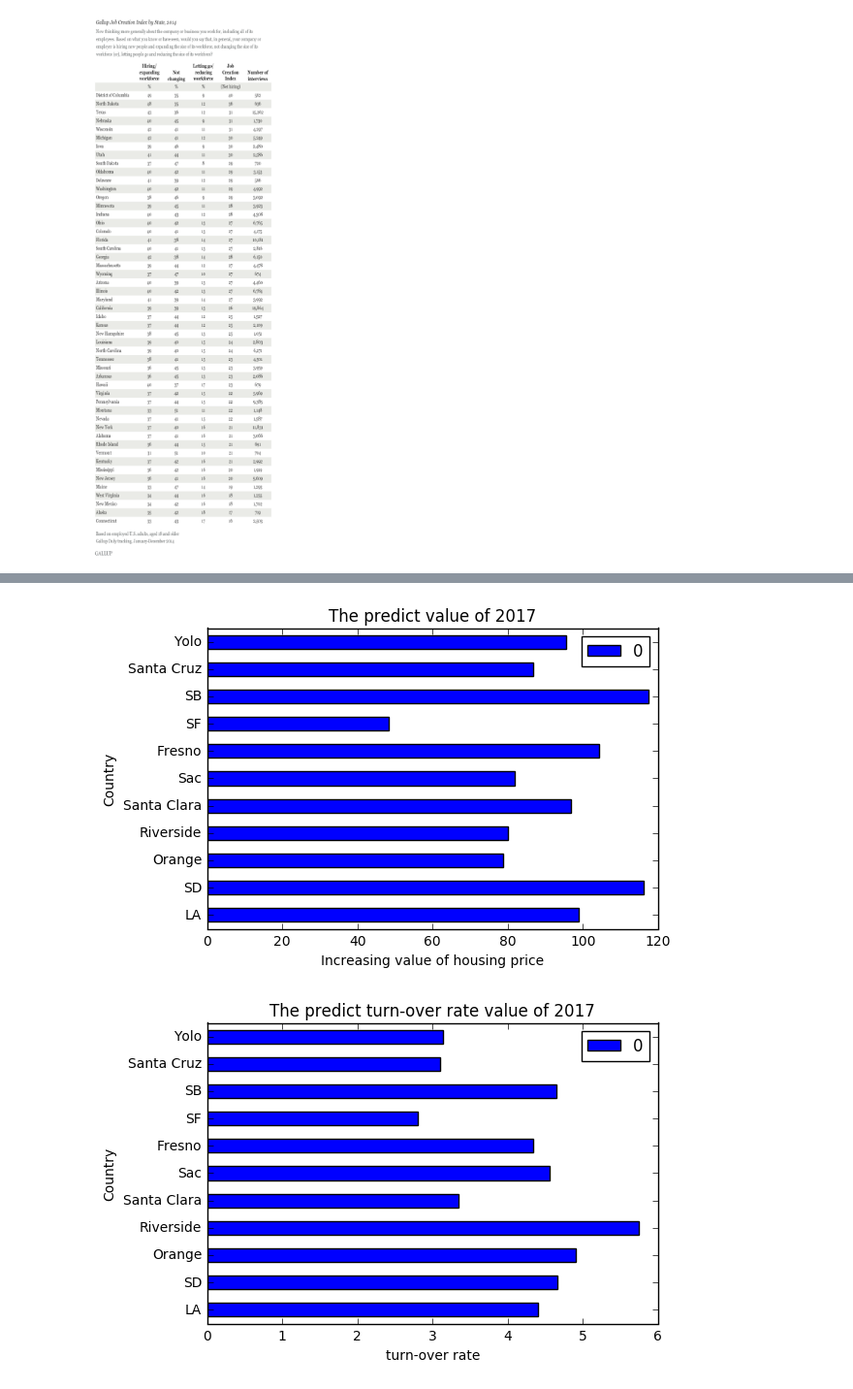
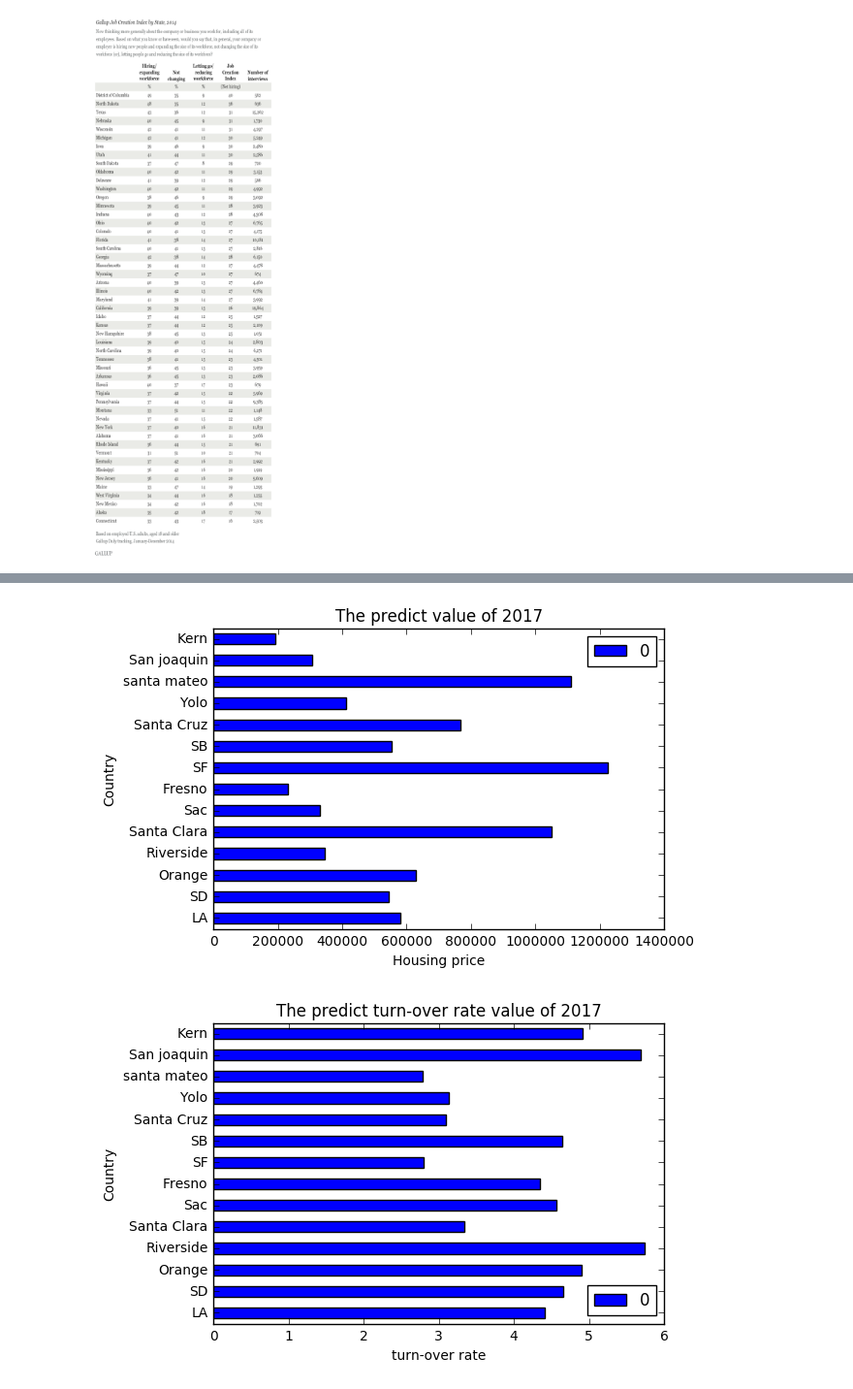
Before and after one commit to lizhihao1212/Final-Project, a Jupyter notebook: project.ipynb, the cells around one changed output, grey strips where cells are left out. Shown at 97% size. Saved outputs shown, nothing was run; the diff lists cells and outputs as text; code cells hidden in the pictures.

```diff
--- a/project.ipynb
+++ b/project.ipynb
@@ -177,11 +178,11 @@ plt.show()
 [figure]
 # %%
 Final_res_co = []
-Country = ["LA","SD","Orange","Riverside","Santa Clara","Sac","Fresno","SF","SB","Santa Cruz","Yolo"]
+Country = ["LA","SD","Orange","Riverside","Santa Clara","Sac","Fresno","SF","SB","Santa Cruz","Yolo","santa mateo","San joaquin","Kern"]
 resur_1 = []
-resur_1.extend(["00001","00004","00005","00010","00015","00022","00042","00060","00140","00221","00269"])
+resur_1.extend(["00001","00004","00005","00010","00015","00022","00042","00060","00140","00221","00269","00073","00078","00056"])
 for i in resur_1:
-    ts = find(i,"CO","IV")
+    ts = find(i,"CO","A")
     Final_res_co.append(sum(TimeSeries(ts))/12)
 # %%
 Final_res_co_1 = []
@@ -191,21 +192,21 @@ for i in resur_1:
 # %%
 c = pd.DataFrame(Final_res_co,Country)
 d = pd.DataFrame(Final_res_co_1,Country)
 c["Country"] = Country
 d["Country"] = Country
 c.plot(y = 0,kind = "barh")
-plt.xlabel("Increasing value of housing price")
+plt.xlabel("Housing price")
 plt.ylabel("Country")
 plt.title("The predict value of 2017")
 plt.show()
 d.plot(y = 0,kind = "barh")
 plt.xlabel("turn-over rate")
 plt.ylabel("Country")
 plt.title("The predict turn-over rate value of 2017")
 plt.show()
 # %% [output]
-[figure, old version]
+[figure, new version]
-[figure, old version]
+[figure, new version]
 # %%
 import gmplot
 # %%
```
Also changed, not shown: parts of 10 cells of this notebook.
